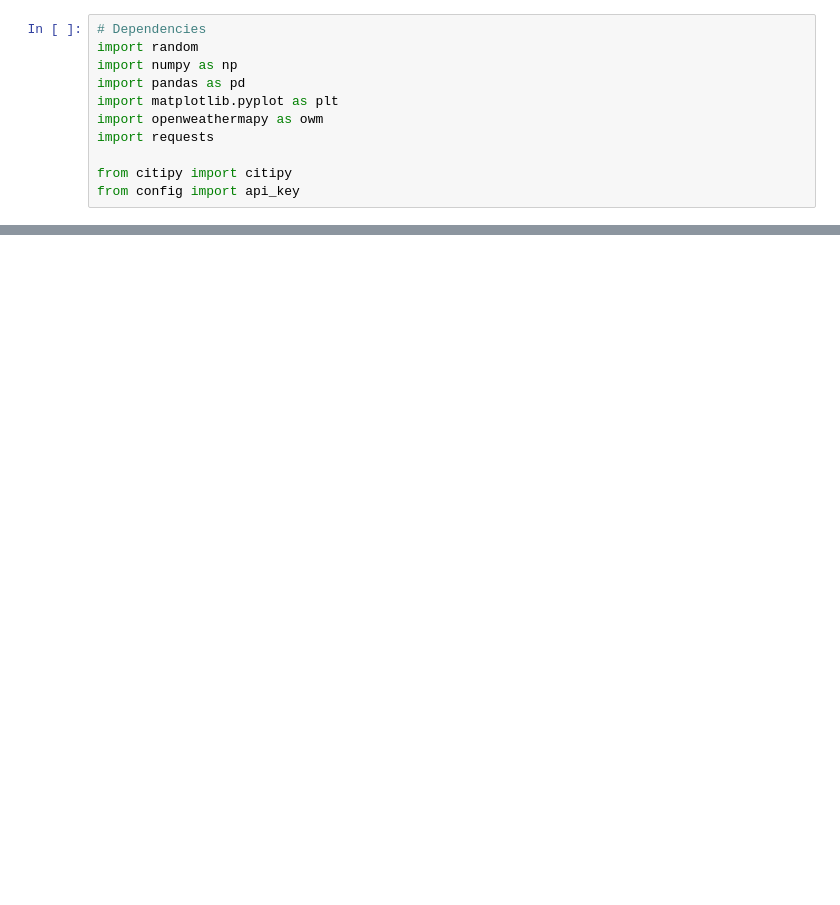
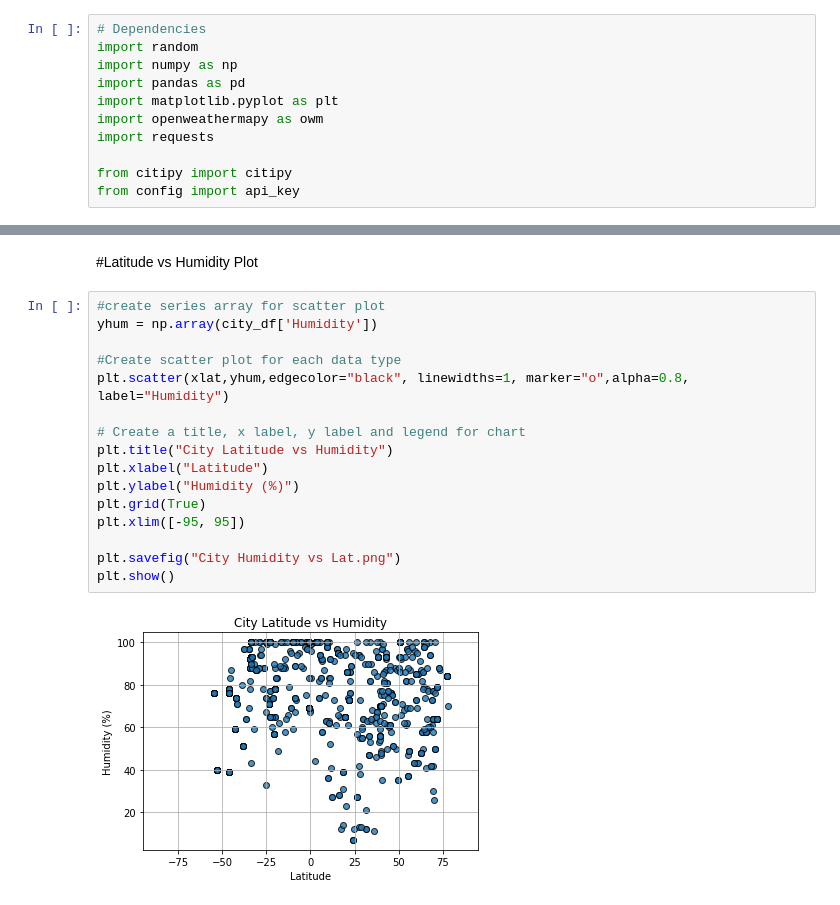
Before and after one commit to misstamu/UNCCDataHW2018, a Jupyter notebook: API-Python/WeatherPy.ipynb, the cells around one changed output, grey strips where cells are left out. Cells and saved outputs as stored; diff of their text form; blank space fills up the shorter version.

```diff
--- a/API-Python/WeatherPy.ipynb
+++ b/API-Python/WeatherPy.ipynb
@@ -80,0 +175,20 @@ JSONDecodeError: Expecting value: line 1 column 1 (char 0)
+# %% [markdown]
+#Latitude vs Humidity Plot
+# %%
+#create series array for scatter plot
+yhum = np.array(city_df['Humidity'])
+
+#Create scatter plot for each data type
+plt.scatter(xlat,yhum,edgecolor="black", linewidths=1, marker="o",alpha=0.8, label="Humidity")
+
+# Create a title, x label, y label and legend for chart
+plt.title("City Latitude vs Humidity")
+plt.xlabel("Latitude")
+plt.ylabel("Humidity (%)")
+plt.grid(True)
+plt.xlim([-95, 95])
+
+plt.savefig("City Humidity vs Lat.png")
+plt.show()
+# %% [output]
+[figure, added]
```
Also changed, not shown: parts of 21 cells of this notebook, 8 other files.
